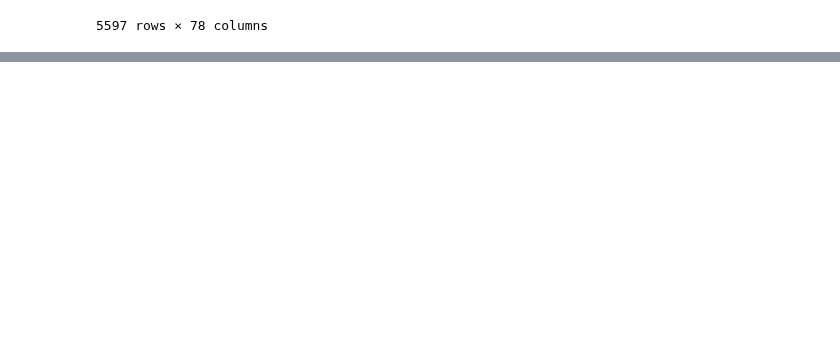
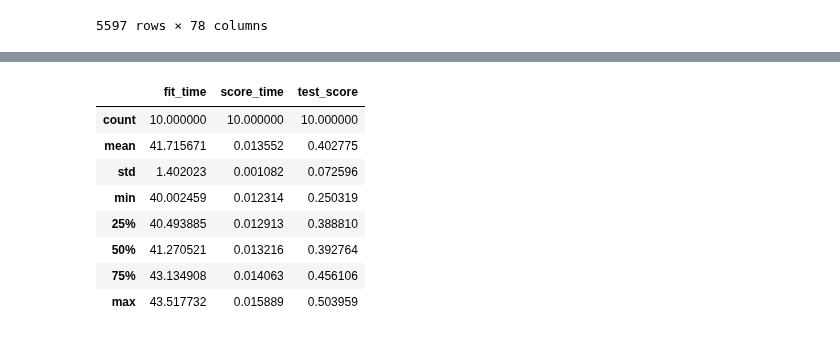
Before and after one commit to akshatpalnitkar/MSCA-37014-Project, a Jupyter notebook: PythonProject_updated.ipynb, the cells around one changed output, grey strips where cells are left out. Drawn from its saved outputs; the diff is of its cells as text; code cells hidden in the pictures; blank space fills up the shorter version.

```diff
--- a/PythonProject_updated.ipynb
+++ b/PythonProject_updated.ipynb
@@ -263,0 +375,10 @@ Accuracy: 0.36
+# %%
+%%time
+
+kfold = KFold(n_splits=10, shuffle=True, random_state=5)
+scores = cross_validate(RandomForestRegressor(), X_combined, y, cv=kfold,
+                         scoring=('r2'), return_estimator=True
+                         )
+metrics_df_rf = pd.DataFrame(scores)
+metrics_df_rf.describe()
+# %% [output]
@@ -263,0 +387,9 @@ Accuracy: 0.36
+|  | fit_time | score_time | test_score |
+| count | 10.000000 | 10.000000 | 10.000000 |
+| mean | 41.715671 | 0.013552 | 0.402775 |
+| std | 1.402023 | 0.001082 | 0.072596 |
+| min | 40.002459 | 0.012314 | 0.250319 |
+| 25% | 40.493885 | 0.012913 | 0.388810 |
+| 50% | 41.270521 | 0.013216 | 0.392764 |
+| 75% | 43.134908 | 0.014063 | 0.456106 |
+| max | 43.517732 | 0.015889 | 0.503959 |
```
Also changed, not shown: parts of 54 cells of this notebook.
